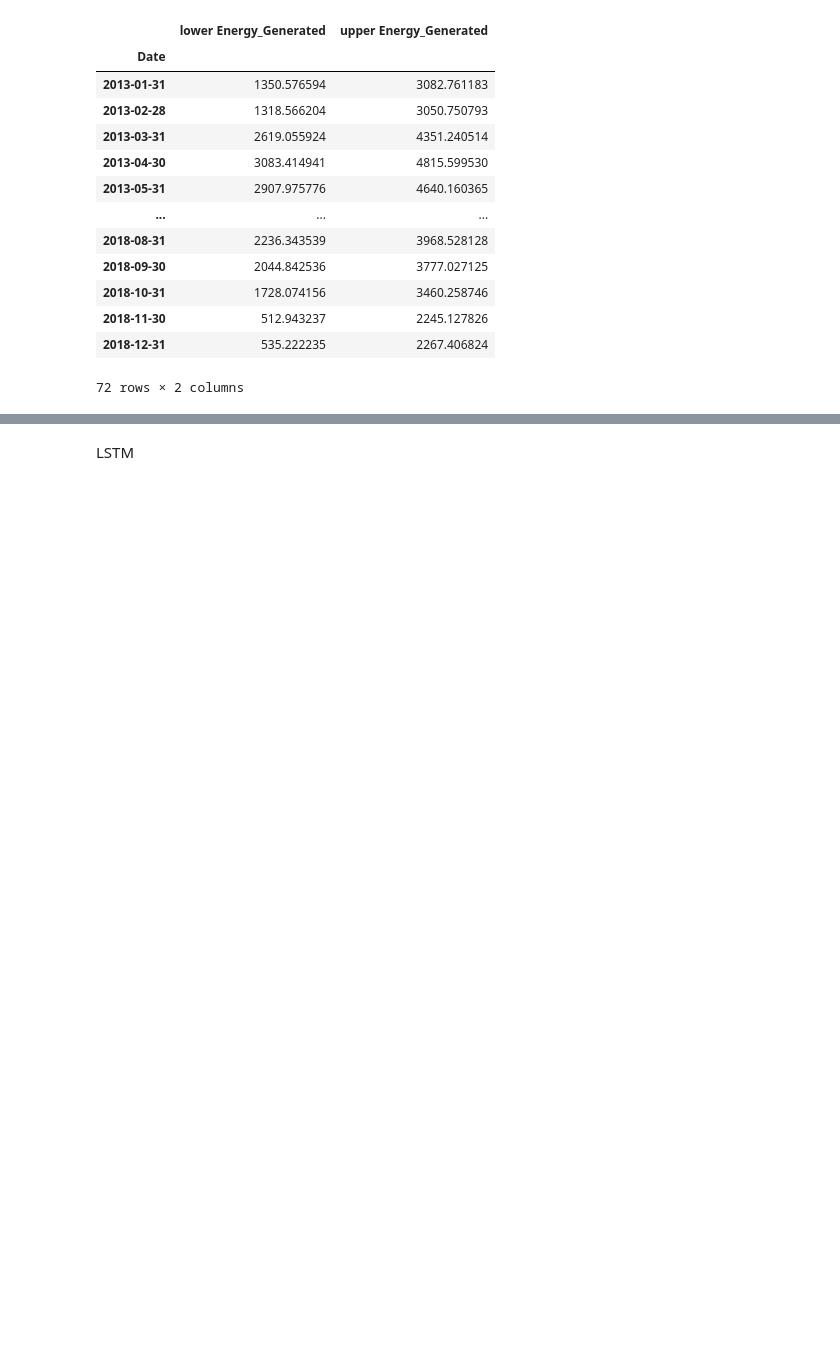
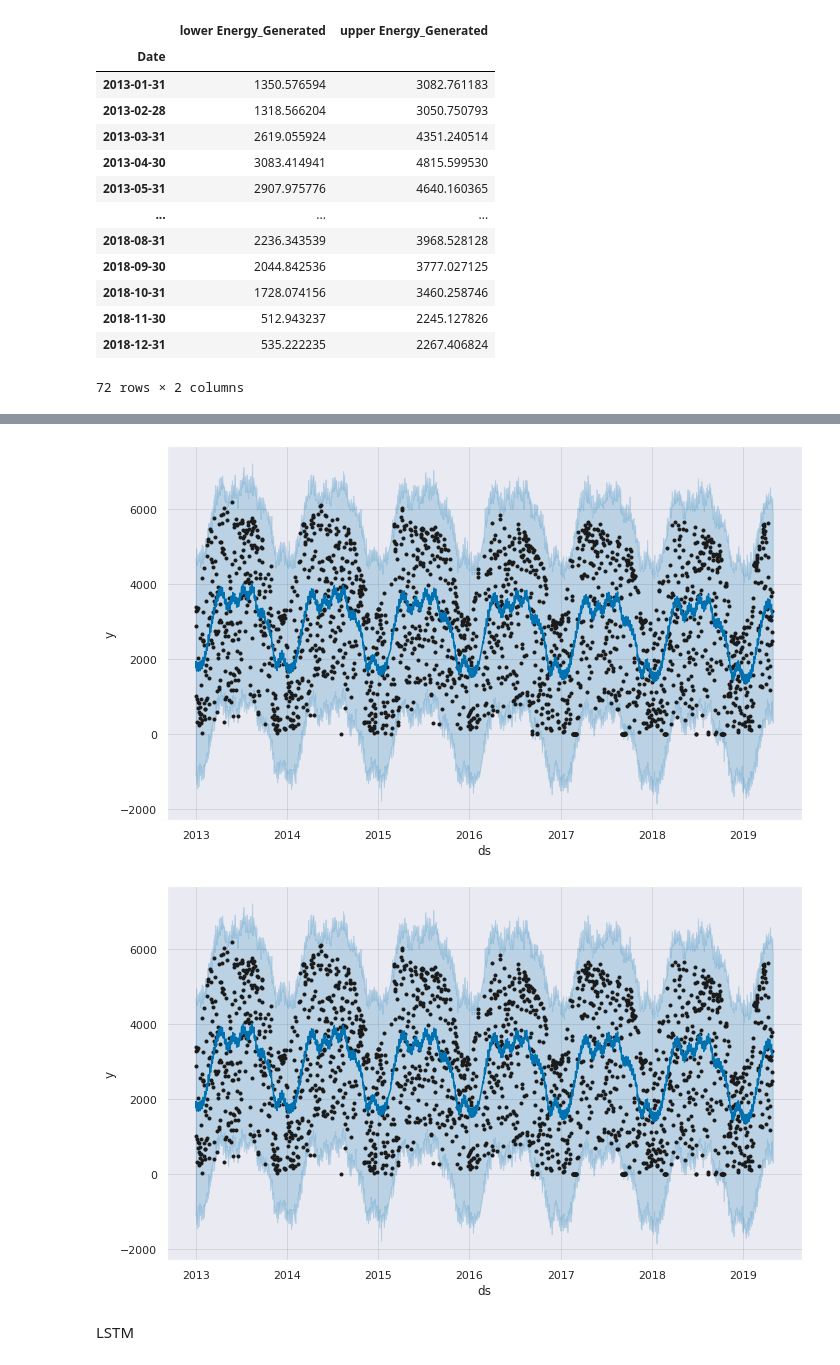
Before and after one commit to pixel-ports/PV_prod_predic, a Jupyter notebook: MODEL_PREDIC_BENCHMARK/PV_Prediction.ipynb, the cells around one changed output, grey strips where cells are left out. Cells and saved outputs as stored; diff of their text form; code cells hidden in the pictures; blank space fills up the shorter version.

```diff
--- a/MODEL_PREDIC_BENCHMARK/PV_Prediction.ipynb
+++ b/MODEL_PREDIC_BENCHMARK/PV_Prediction.ipynb
@@ -343,0 +377,18 @@ Warnings:
+# %%
+from fbprophet import Prophet
+print(type(monthly_data_mean))
+monthly_data_mean = monthly_data_mean.rename({'Date': 'ds','Energy_Generated': 'y'})
+weekly_data_mean = weekly_data_mean.rename({'Date': 'ds','Energy_Generated': 'y'})
+rolling_data_28day = rolling_data_28day.reset_index()
+rolling_data_28day = rolling_data_28day.rename(columns={'Date': 'ds','Energy_Generated': 'y'})
+rolling_data_28day = rolling_data_28day.dropna()
+
+raw_data = data.reset_index()[['Date','Energy_Generated']]
+raw_data = raw_data.rename(columns={'Date': 'ds','Energy_Generated': 'y'})
+
+model_prophet=Prophet(interval_width=0.95, yearly_seasonality=True)
+model_prophet.fit(raw_data)
+
+future_dates = model_prophet.make_future_dataframe(periods=1,include_history=True)
+forecast = model_prophet.predict(future_dates)
+forecast[['ds', 'yhat', 'yhat_lower', 'yhat_upper']].tail()
@@ -343,0 +405,5 @@ Warnings:
+# %%
+model_prophet.plot(forecast,uncertainty=True)
+# %% [output]
+[figure, added]
+[figure, added]
```
Also changed, not shown: parts of 21 cells of this notebook.
